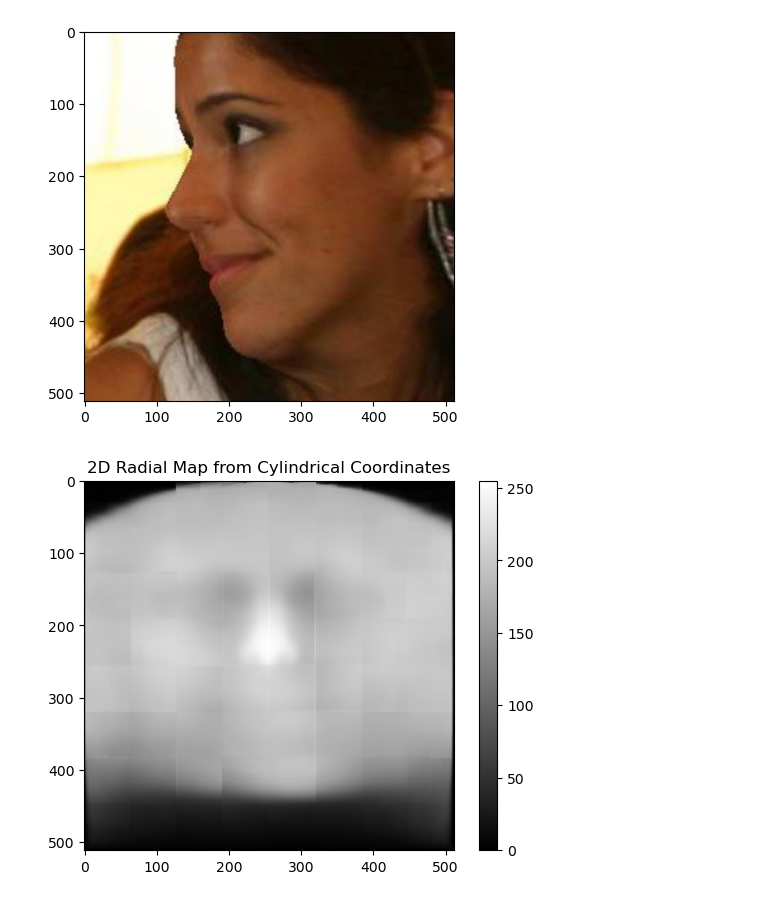
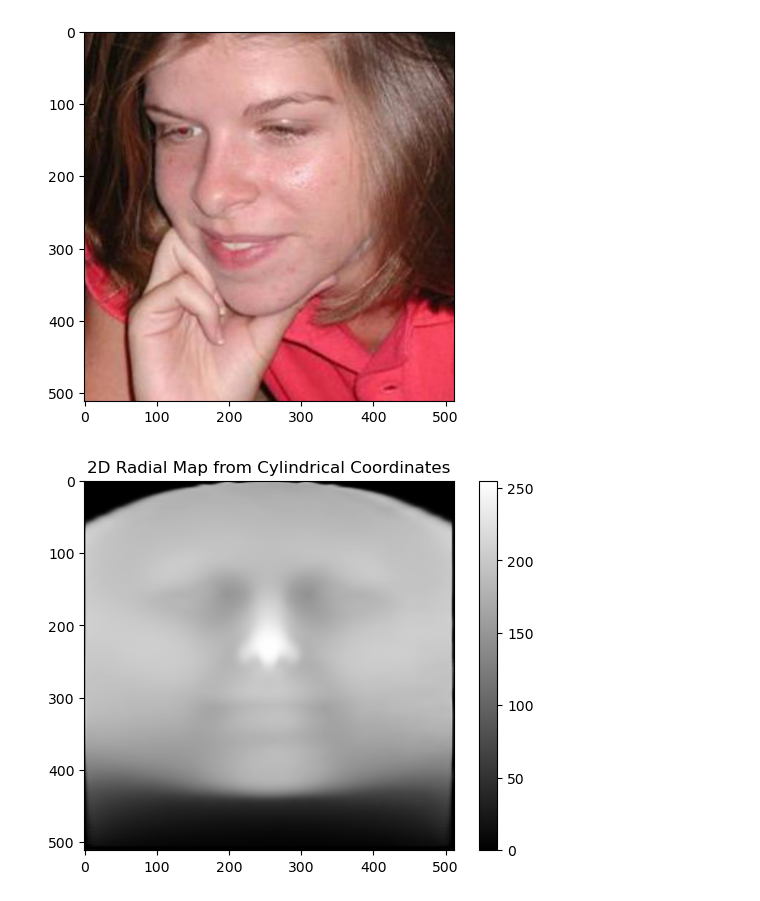
Before and after one commit to chenbm4/SPheReNet, a Jupyter notebook: prediction_analysis.ipynb, the cells around one changed output. Saved outputs shown, nothing was run; the diff lists cells and outputs as text; code cells hidden in the pictures.

```diff
--- a/prediction_analysis.ipynb
+++ b/prediction_analysis.ipynb
@@ -18,8 +80,9 @@ Jupyter environment detected. Enabling Open3D WebVisualizer.
 # %%
-image_path = 'predictions/AFW_2339510439_2_9.jpg'
+%matplotlib inline
+image_path = 'predictions/test/AFW_134212_1_0.jpg'
 image = io.imread(image_path)/255.
 plt.imshow(image)
 plt.show()
 # %% [output]
-[figure, old version]
+[figure, new version]
 # %%
```
Also changed, not shown: parts of 22 cells of this notebook.
